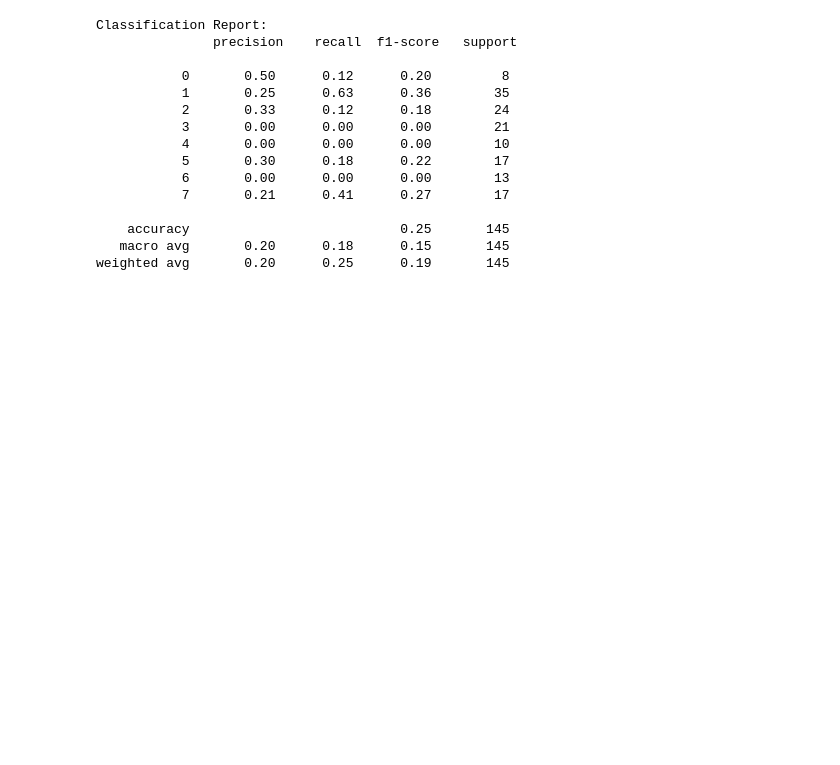
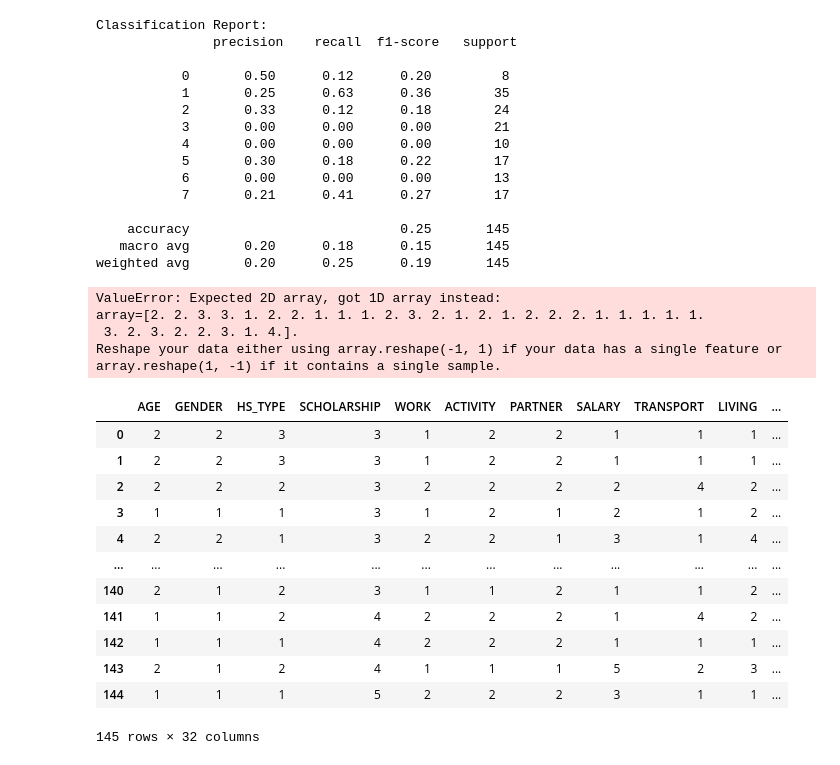
Before and after one commit to FranktheTank123/UCB-MFE-python-preprogram, a Jupyter notebook: Homeworks/HW9/Klim_Yadrintsev/real_app/Untitled.ipynb, the cells around one changed output. Saved outputs shown, nothing was run; the diff lists cells and outputs as text; code cells hidden in the pictures; blank space fills up the shorter version.

```diff
--- a/Homeworks/HW9/Klim_Yadrintsev/real_app/Untitled.ipynb
+++ b/Homeworks/HW9/Klim_Yadrintsev/real_app/Untitled.ipynb
@@ -235,0 +242,23 @@ pickle.dump(random_forest, open('best_model_students.pkl', 'wb'))
+# %%
+loaded_model.predict(X.iloc[1])
+# %% [output]
+ValueError: Expected 2D array, got 1D array instead:
+array=[2. 2. 3. 3. 1. 2. 2. 1. 1. 1. 2. 3. 2. 1. 2. 1. 2. 2. 2. 1. 1. 1. 1. 1.
+ 3. 2. 3. 2. 2. 3. 1. 4.].
+Reshape your data either using array.reshape(-1, 1) if your data has a single feature or array.reshape(1, -1) if it contains a single sample.
+# %%
+df
+# %% [output]
+|  | AGE | GENDER | HS_TYPE | SCHOLARSHIP | WORK | ACTIVITY | PARTNER | SALARY | TRANSPORT | LIVING | ... |
+| 0 | 2 | 2 | 3 | 3 | 1 | 2 | 2 | 1 | 1 | 1 | ... |
+| 1 | 2 | 2 | 3 | 3 | 1 | 2 | 2 | 1 | 1 | 1 | ... |
+| 2 | 2 | 2 | 2 | 3 | 2 | 2 | 2 | 2 | 4 | 2 | ... |
+| 3 | 1 | 1 | 1 | 3 | 1 | 2 | 1 | 2 | 1 | 2 | ... |
+| 4 | 2 | 2 | 1 | 3 | 2 | 2 | 1 | 3 | 1 | 4 | ... |
+| ... | ... | ... | ... | ... | ... | ... | ... | ... | ... | ... | ... |
+| 140 | 2 | 1 | 2 | 3 | 1 | 1 | 2 | 1 | 1 | 2 | ... |
+| 141 | 1 | 1 | 2 | 4 | 2 | 2 | 2 | 1 | 4 | 2 | ... |
+| 142 | 1 | 1 | 1 | 4 | 2 | 2 | 2 | 1 | 1 | 1 | ... |
+| 143 | 2 | 1 | 2 | 4 | 1 | 1 | 1 | 5 | 2 | 3 | ... |
+| 144 | 1 | 1 | 1 | 5 | 2 | 2 | 2 | 3 | 1 | 1 | ... |
+145 rows × 32 columns
```
Also changed, not shown: parts of 4 cells of this notebook, 1 other file.
